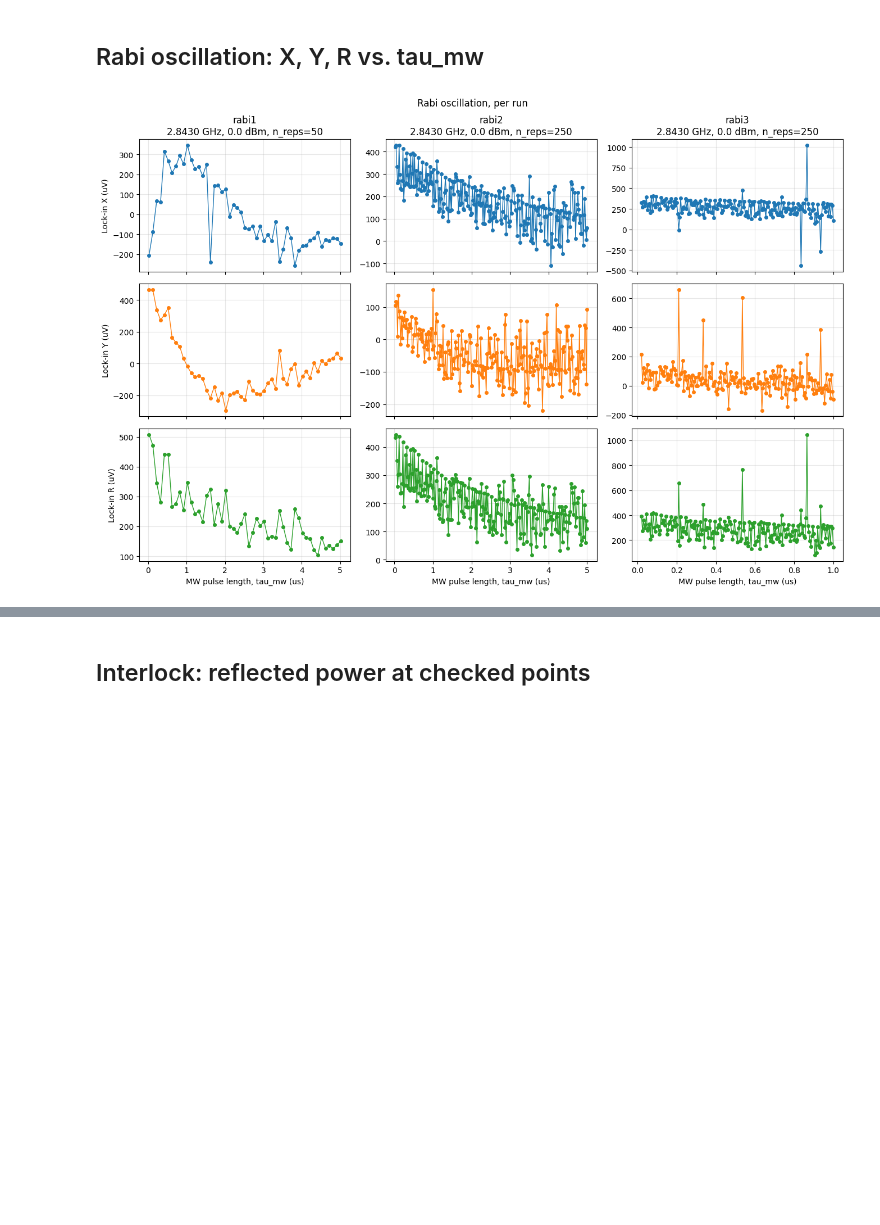
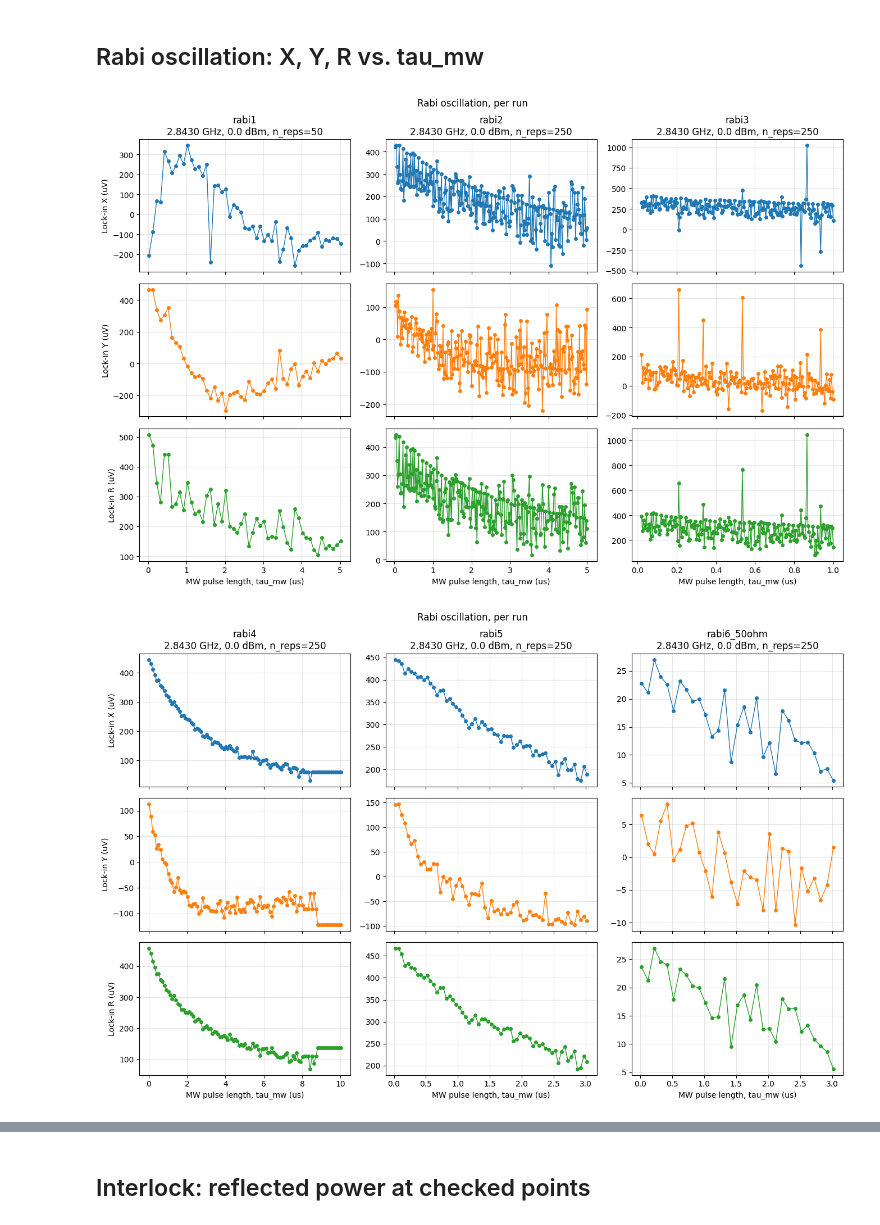
Before and after one commit to meimei2027/diamonds, a Jupyter notebook: experiment/rabi_result.ipynb, the cells around one changed output, grey strips where cells are left out. Saved outputs shown, nothing was run; the diff lists cells and outputs as text; code cells hidden in the pictures; blank space fills up the shorter version.

Commit message:
rabi background hunt

```diff
--- a/experiment/rabi_result.ipynb
+++ b/experiment/rabi_result.ipynb
@@ -13,7 +13,8 @@ import numpy as np
 import matplotlib.pyplot as plt
 
 DATA_DIR = "D:/rabi"
-FILE_NAMES = ["rabi1", "rabi2", "rabi3"]
+FILE_NAMES = ["rabi1", "rabi2", "rabi3", "rabi4", "rabi5", "rabi6_50ohm", "rabi7_50ohm", "rabi8", "rabi_off_resonance"]
+GROUP_SIZE = 3  # runs per figure -- keeps each column wide enough to read as more runs pile up
 
 runs = {}
 for file_name in FILE_NAMES:
@@ -38,6 +39,15 @@ for file_name in FILE_NAMES:
 
     print(f"{file_name}: {len(mw_us)} points, tau_mw {mw_us.min():.3f}-{mw_us.max():.3f} us")
     print(metadata_text)
+
+
+def chunked_runs():
+    """Yield successive GROUP_SIZE-sized chunks of (file_name, d) pairs --
+    one figure per chunk keeps columns readable instead of cramming every
+    run collected so far into one increasingly-wide row."""
+    items = list(runs.items())
+    for start in range(0, len(items), GROUP_SIZE):
+        yield items[start:start + GROUP_SIZE]
 # %% [output]
 rabi1: 51 points, tau_mw 0.020-5.020 us
 freq_hz=2843000000.0
@@ -59,30 +69,32 @@ phase_deg=0.0
 # %% [markdown]
 ## Rabi oscillation: X, Y, R vs. tau_mw
 # %%
-n_runs = len(runs)
-fig, axes = plt.subplots(3, n_runs, figsize=(4.5 * n_runs, 9), sharex="col", squeeze=False)
+for group in chunked_runs():
+    n_runs = len(group)
+    fig, axes = plt.subplots(3, n_runs, figsize=(4.5 * n_runs, 9), sharex="col", squeeze=False)
 
-for col, (file_name, d) in enumerate(runs.items()):
-    r_v = np.sqrt(d["x_v"]**2 + d["y_v"]**2)
-    axes[0, col].plot(d["mw_us"], d["x_v"] * 1e6, "o-", ms=4, lw=1, color="tab:blue")
-    axes[1, col].plot(d["mw_us"], d["y_v"] * 1e6, "o-", ms=4, lw=1, color="tab:orange")
-    axes[2, col].plot(d["mw_us"], r_v * 1e6, "o-", ms=4, lw=1, color="tab:green")
+    for col, (file_name, d) in enumerate(group):
+        r_v = np.sqrt(d["x_v"]**2 + d["y_v"]**2)
+        axes[0, col].plot(d["mw_us"], d["x_v"] * 1e6, "o-", ms=4, lw=1, color="tab:blue")
+        axes[1, col].plot(d["mw_us"], d["y_v"] * 1e6, "o-", ms=4, lw=1, color="tab:orange")
+        axes[2, col].plot(d["mw_us"], r_v * 1e6, "o-", ms=4, lw=1, color="tab:green")
 
-    freq_ghz = d["metadata"]["freq_hz"] / 1e9
-    drive_dbm = d["metadata"]["drive_power_dbm"]
-    n_reps = int(d["metadata"]["n_reps"])
-    axes[0, col].set_title(f"{file_name}\n{freq_ghz:.4f} GHz, {drive_dbm:.1f} dBm, n_reps={n_reps}")
+        freq_ghz = d["metadata"]["freq_hz"] / 1e9
+        drive_dbm = d["metadata"]["drive_power_dbm"]
+        n_reps = int(d["metadata"]["n_reps"])
+        axes[0, col].set_title(f"{file_name}\n{freq_ghz:.4f} GHz, {drive_dbm:.1f} dBm, n_reps={n_reps}")
 
-    axes[2, col].set_xlabel("MW pulse length, tau_mw (us)")
-    for row in range(3):
-        axes[row, col].grid(alpha=0.3)
+        axes[2, col].set_xlabel("MW pulse length, tau_mw (us)")
+        for row in range(3):
+            axes[row, col].grid(alpha=0.3)
 
-axes[0, 0].set_ylabel("Lock-in X (uV)")
-axes[1, 0].set_ylabel("Lock-in Y (uV)")
-axes[2, 0].set_ylabel("Lock-in R (uV)")
+    axes[0, 0].set_ylabel("Lock-in X (uV)")
+    axes[1, 0].set_ylabel("Lock-in Y (uV)")
+    axes[2, 0].set_ylabel("Lock-in R (uV)")
 
-fig.suptitle("Rabi oscillation, per run")
-plt.tight_layout()
-plt.show()
+    fig.suptitle("Rabi oscillation, per run")
+    plt.tight_layout()
+    plt.show()
 # %% [output]
 [figure]
+[figure, added]
```
Also changed, not shown: parts of 6 cells of this notebook, 5 other files.
